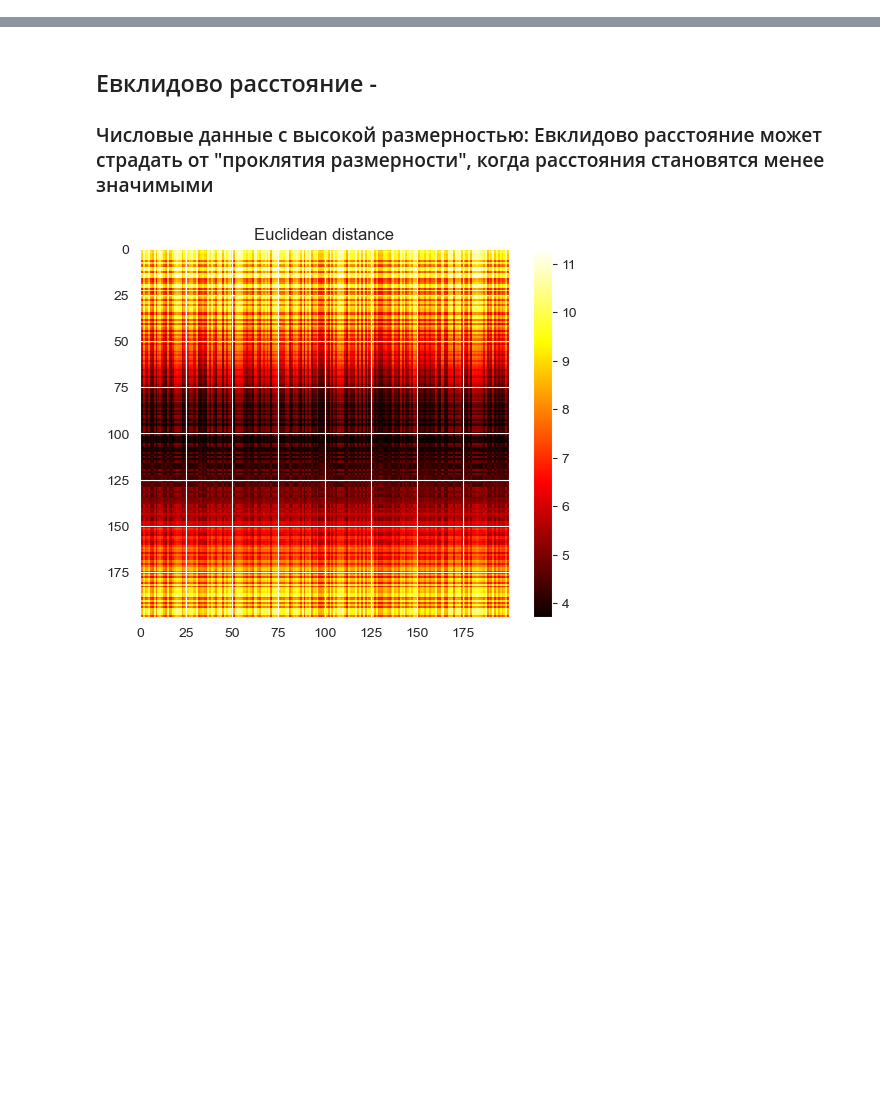
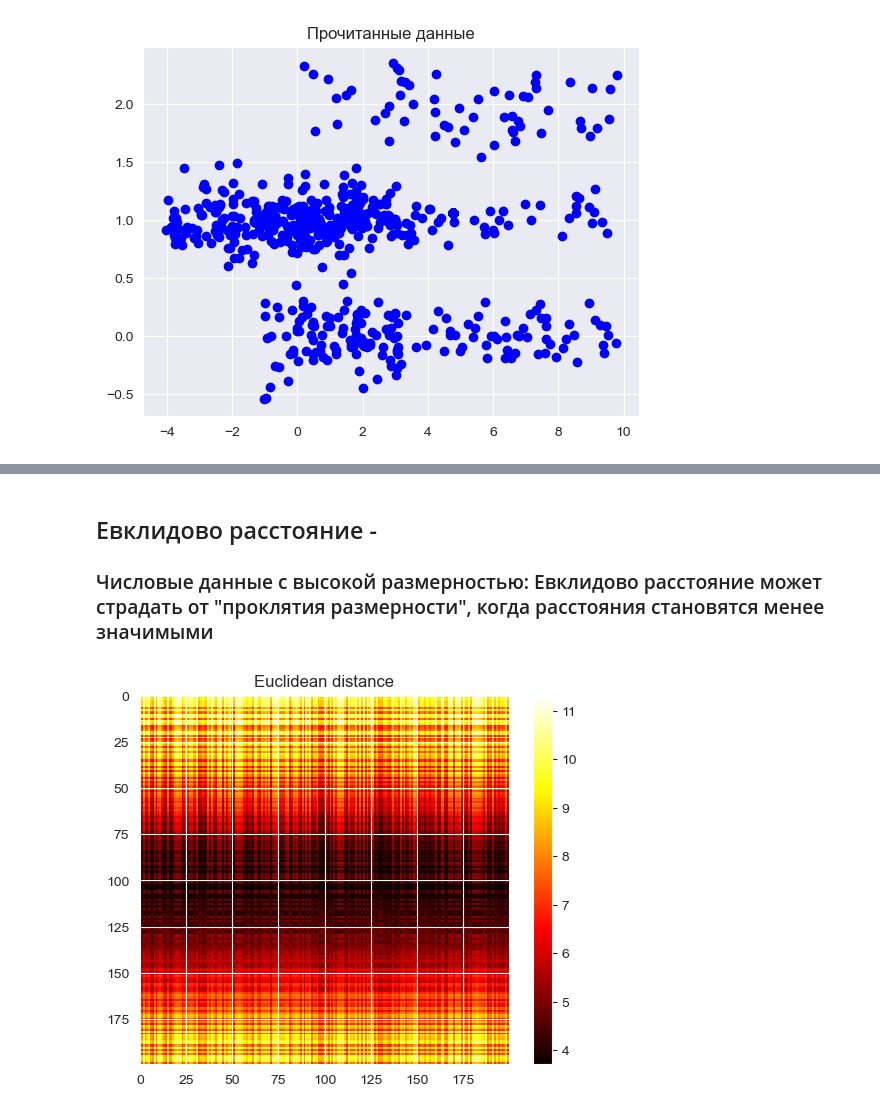
Before and after one commit to MalyginAE/clustering, a Jupyter notebook: laba2.ipynb, the cells around one changed output, grey strips where cells are left out. Drawn from its saved outputs; the diff is of its cells as text; code cells hidden in the pictures; blank space fills up the shorter version.

```diff
--- a/laba2.ipynb
+++ b/laba2.ipynb
@@ -40,3 +37,10 @@ print(y_data.shape)
+# %%
+plt.scatter(x_data, y_data, c ="blue")
+plt.title("Прочитанные данные")
+
+plt.show()
+# %% [output]
+[figure, added]
 # %%
 # import matplotlib.pyplot as plt
 from scipy.spatial import distance
```
Also changed, not shown: parts of 6 cells of this notebook.
